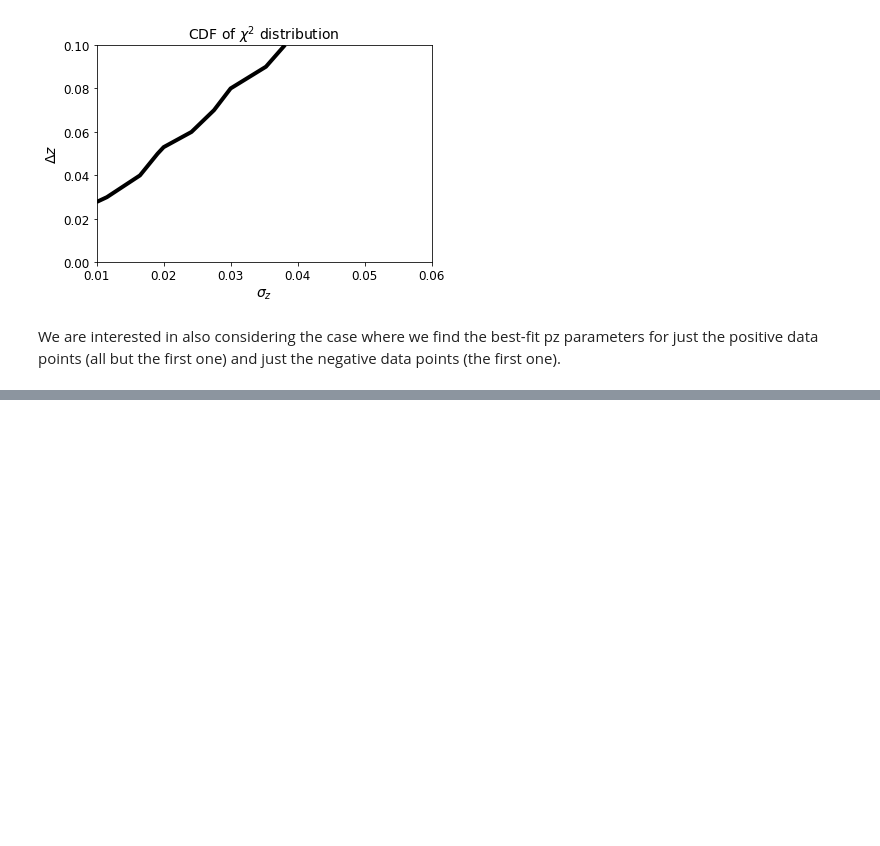
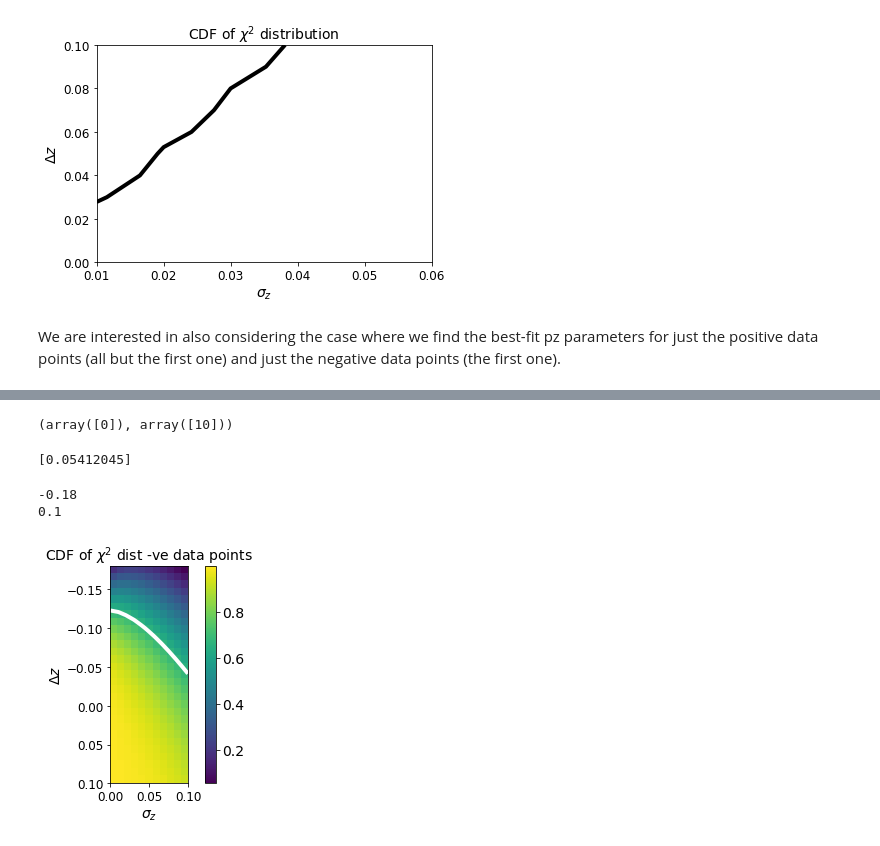
Before and after one commit to c-d-leonard/IA_GGL, a Jupyter notebook: pz_test_Dec21.ipynb, the cells around one changed output, grey strips where cells are left out. Cells and saved outputs as stored; diff of their text form; code cells hidden in the pictures; blank space fills up the shorter version.

```diff
--- a/pz_test_Dec21.ipynb
+++ b/pz_test_Dec21.ipynb
@@ -288,7 +308,7 @@ for di in range(0,len(delz)):
         #print("gamma_IA_fid=", gamma_IA_fid)
         #print(diff)
         #chisquared_cut[di, si] = np.dot(diff[1:],np.dot(inv_data_cov_cut,diff[1:]))
-        chisquared_pos[di, si] = diff**2 / inv_data_cov_neg
+        chisquared_neg[di, si] = diff**2 * inv_data_cov_neg
 #plt.ylabel('$\gamma_{IA}(\\theta)$')
 #plt.xlabel('$\\theta$, arcmin')
 #plt.title('w/ fid IA, perturb measured source redshift distributions \n + negative, o positive')
@@ -298,7 +318,7 @@ for di in range(0,len(delz)):
 #plt.close()
 #plt.show()
 # %%
-DOF_pos = 1
+DOF_neg = 1
 # %%
 cdf_grid_neg = np.zeros((len(delz), len(sigz)))
 for di in range(0,len(delz)):
@@ -307,5 +329,31 @@ for di in range(0,len(delz)):
+# %%
+ind_min_neg
+# %% [output]
+(array([0]), array([10]))
 # %%
-print(cdf_grid_neg)
+print(cdf_grid_neg[ind_min_neg])
+# %% [output]
+[0.05412045]
 # %%
-print(delz)
-print(sigz)
+print(delz[ind_min_neg[0][0]])
+print(sigz[ind_min_neg[1][0]])
+# %% [output]
+-0.18
+0.1
+# %%
+# Plot the cdf as a function of photo-z params
+plt.figure()
+#plt.imshow(cdf_grid[8:19,:], extent = [0.01, 0.1, 0, -0.1])#, aspect=2.0/3.0)
+plt.imshow(cdf_grid_neg, extent = [0.0, 0.1, 0.1, -0.18])#, aspect=2.0/3.0)
+plt.xlabel('$\sigma_z$', fontsize=14)
+plt.ylabel('$\Delta z$', fontsize=14)
+plt.xticks(fontsize=12)
+plt.yticks(fontsize=12)
+plt.title('CDF of $\chi^2$ dist -ve data points', fontsize=14)
+cbar = plt.colorbar()
+cbar.ax.tick_params(labelsize=14)
+plt.contour(sigz, delz, cdf_grid_neg, [0.68], colors='#FFFFFF', linewidths=4)
+#plt.savefig('./pvalues_w1halo_variableF_Planck18.png')
+plt.show()
+# %% [output]
+[figure, added]
```
Also changed, not shown: parts of 14 cells of this notebook, 1 other file.
